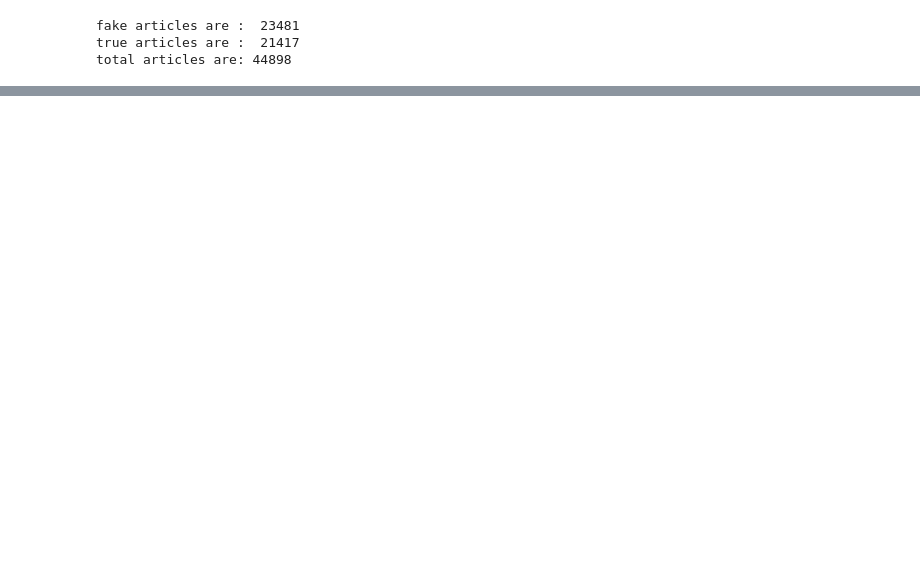
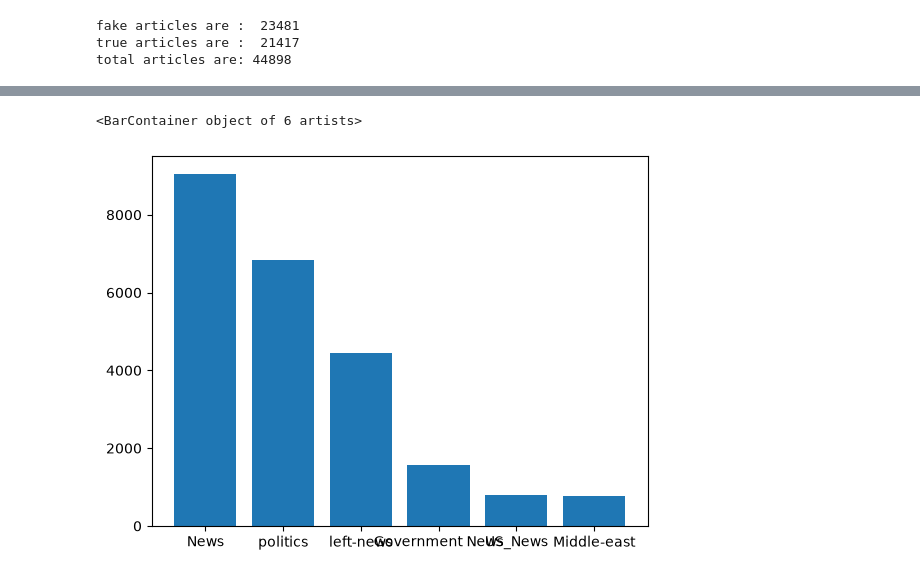
Before and after one commit to Adityasony69/Project-RECON, a Jupyter notebook: Recon.ipynb, the cells around one changed output, grey strips where cells are left out. Saved outputs shown, nothing was run; the diff lists cells and outputs as text; code cells hidden in the pictures; blank space fills up the shorter version.

```diff
--- a/Recon.ipynb
+++ b/Recon.ipynb
@@ -86,0 +101,7 @@ Text(0.5, 0, 'News Type')
+# %%
+labels = fake_df["subject"].value_counts().index
+values = fake_df["subject"].value_counts().values
+plt.bar(labels,values)
+# %% [output]
+<BarContainer object of 6 artists>
+[figure, added]
```
Also changed, not shown: parts of 9 cells of this notebook.
